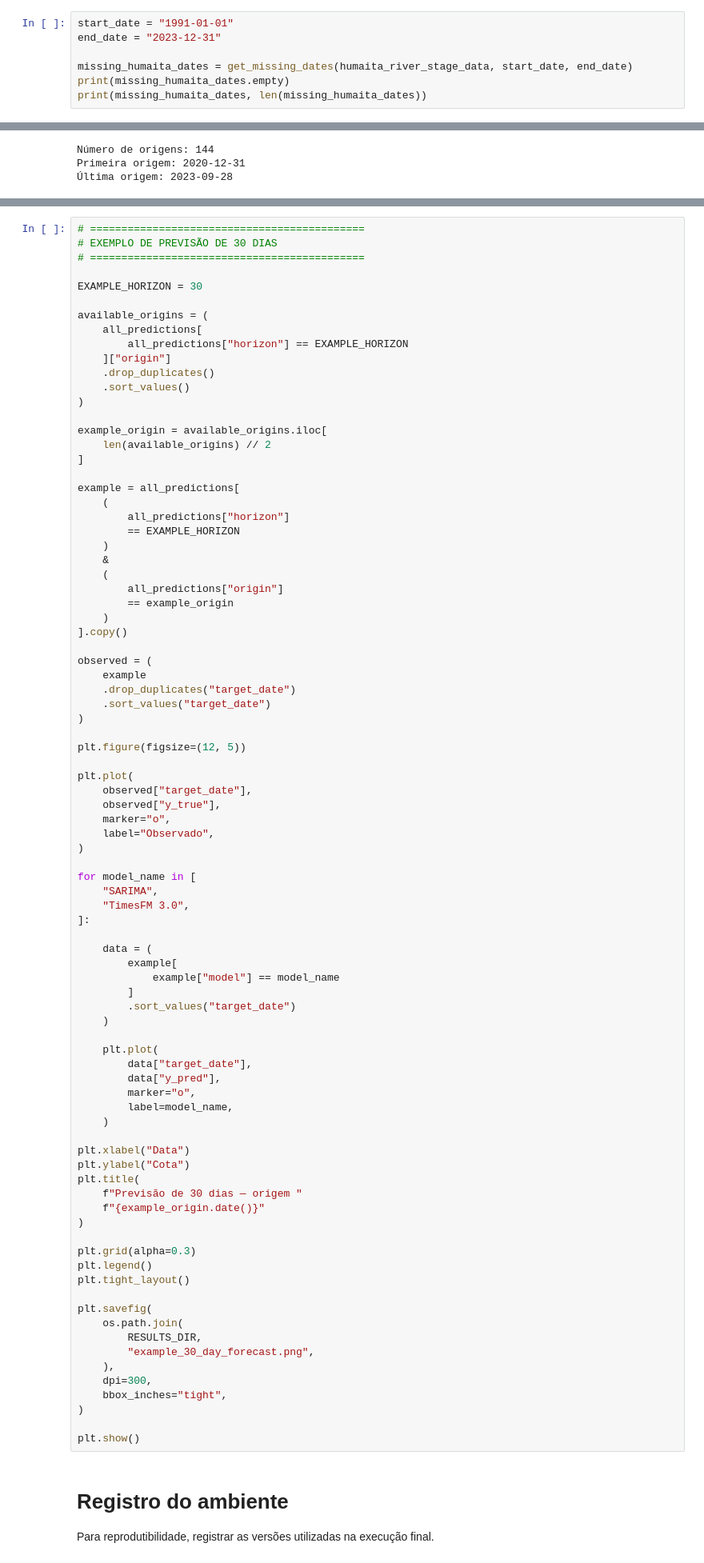
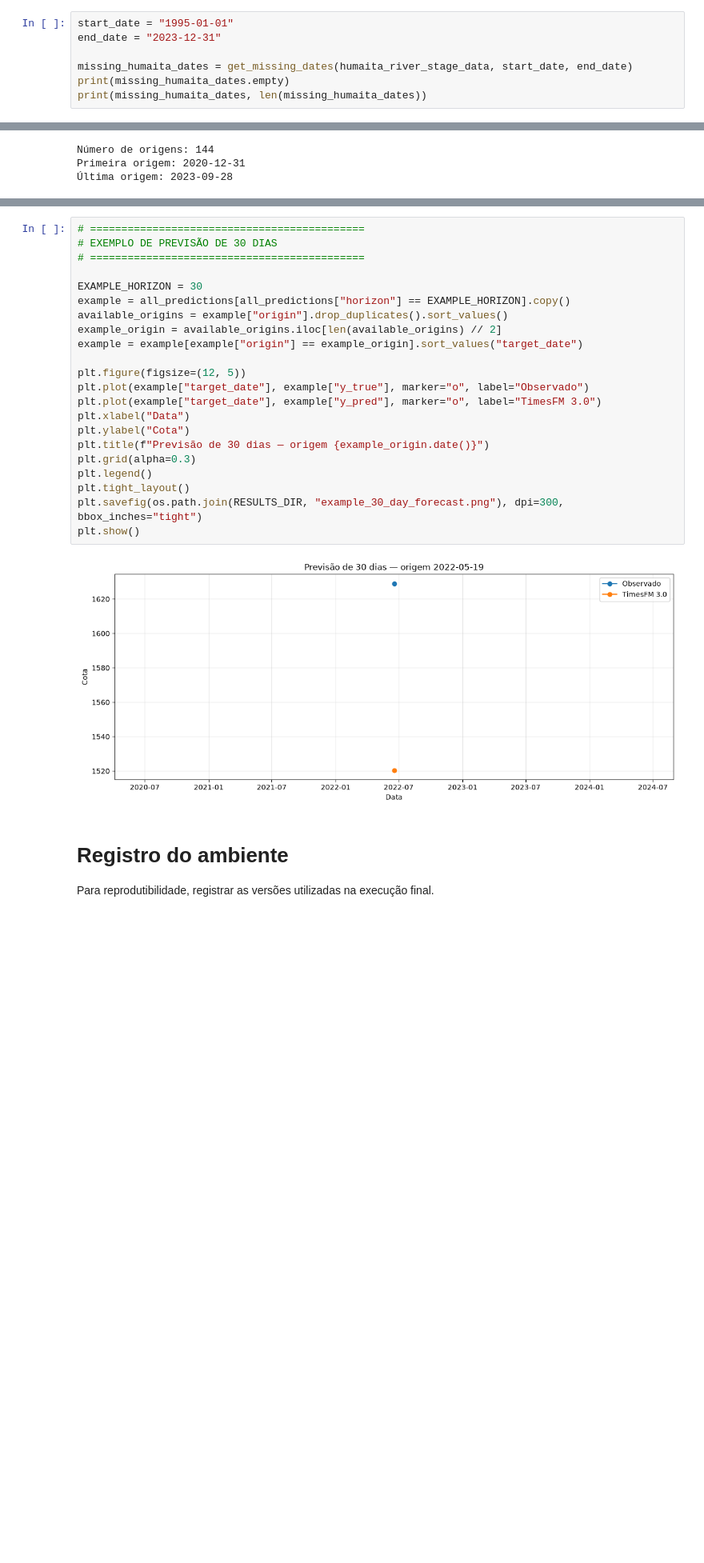
Before and after one commit to santiagoMonteiro/river-level-forecasting, a Jupyter notebook: index.ipynb, the cells around one changed output, grey strips where cells are left out. Shown at 80% size. Saved outputs shown, nothing was run; the diff lists cells and outputs as text; blank space fills up the shorter version.

Commit message:
forecast scripts

```diff
--- a/index.ipynb
+++ b/index.ipynb
@@ -354,7 +352,7 @@ def get_missing_dates(df, start_date, end_date):
     missing_dates = expected_dates.difference(actual_dates)
     return missing_dates
 # %%
-start_date = "1991-01-01"
+start_date = "1995-01-01"
 end_date = "2023-12-31"
 
 missing_humaita_dates = get_missing_dates(humaita_river_stage_data, start_date, end_date)
@@ -1730,89 +1417,27 @@ A origem é selecionada automaticamente no meio do período de teste apenas para
 # %%
 # ============================================
 # EXEMPLO DE PREVISÃO DE 30 DIAS
 # ============================================
 
 EXAMPLE_HORIZON = 30
-
-available_origins = (
-    all_predictions[
-        all_predictions["horizon"] == EXAMPLE_HORIZON
-    ]["origin"]
-    .drop_duplicates()
-    .sort_values()
-)
-
-example_origin = available_origins.iloc[
-    len(available_origins) // 2
-]
-
-example = all_predictions[
-    (
-        all_predictions["horizon"]
-        == EXAMPLE_HORIZON
-    )
-    &
-    (
-        all_predictions["origin"]
-        == example_origin
-    )
-].copy()
-
-observed = (
-    example
-    .drop_duplicates("target_date")
-    .sort_values("target_date")
-)
+example = all_predictions[all_predictions["horizon"] == EXAMPLE_HORIZON].copy()
+available_origins = example["origin"].drop_duplicates().sort_values()
+example_origin = available_origins.iloc[len(available_origins) // 2]
+example = example[example["origin"] == example_origin].sort_values("target_date")
 
 plt.figure(figsize=(12, 5))
-
-plt.plot(
-    observed["target_date"],
-    observed["y_true"],
-    marker="o",
-    label="Observado",
-)
-
-for model_name in [
-    "SARIMA",
-    "TimesFM 3.0",
-]:
-
-    data = (
-        example[
-            example["model"] == model_name
-        ]
-        .sort_values("target_date")
-    )
-
-    plt.plot(
-        data["target_date"],
-        data["y_pred"],
-        marker="o",
-        label=model_name,
-    )
-
+plt.plot(example["target_date"], example["y_true"], marker="o", label="Observado")
+plt.plot(example["target_date"], example["y_pred"], marker="o", label="TimesFM 3.0")
 plt.xlabel("Data")
 plt.ylabel("Cota")
-plt.title(
-    f"Previsão de 30 dias — origem "
-    f"{example_origin.date()}"
-)
-
+plt.title(f"Previsão de 30 dias — origem {example_origin.date()}")
 plt.grid(alpha=0.3)
 plt.legend()
 plt.tight_layout()
-
-plt.savefig(
-    os.path.join(
-        RESULTS_DIR,
-        "example_30_day_forecast.png",
-    ),
-    dpi=300,
-    bbox_inches="tight",
-)
-
+plt.savefig(os.path.join(RESULTS_DIR, "example_30_day_forecast.png"), dpi=300, bbox_inches="tight")
 plt.show()
+# %% [output]
+[figure, added]
 # %% [markdown]
 # Registro do ambiente
 
```
Also changed, not shown: parts of 30 cells of this notebook, 58 other files.
